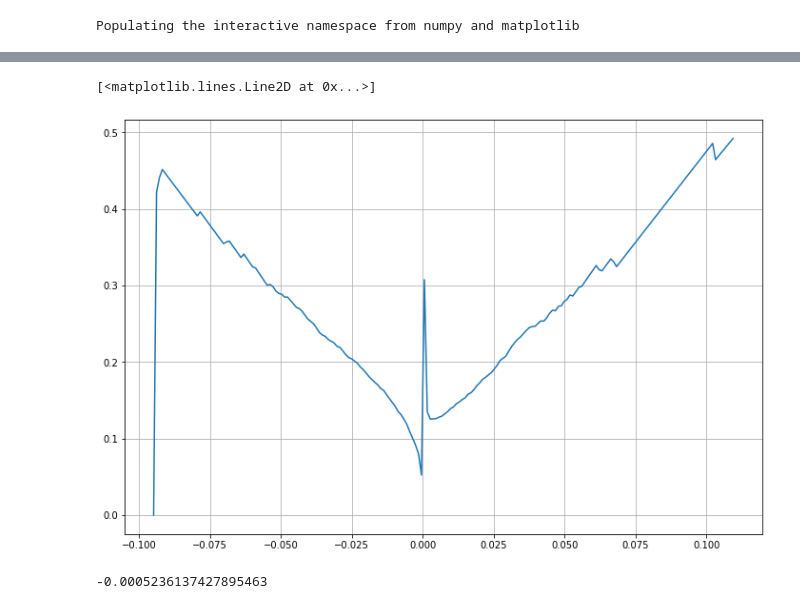
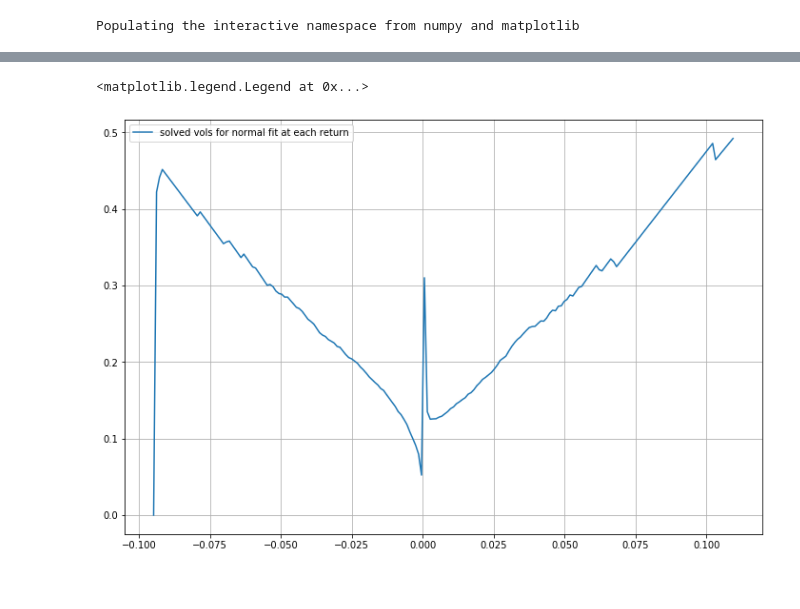
Before and after one commit to idrach55/Trading, a Jupyter notebook: stocks.ipynb, the cells around one changed output, grey strips where cells are left out. Saved outputs shown, nothing was run; the diff lists cells and outputs as text; code cells hidden in the pictures.

```diff
--- a/stocks.ipynb
+++ b/stocks.ipynb
@@ -47,6 +57,7 @@ solved_vols = solver(np.arange(len(cdfy)))
 # %%
-plot(cdfx,solved_vols*np.sqrt(252))
+plot(cdfx,solved_vols*np.sqrt(252), label='solved vols for normal fit at each return')
+legend(loc='upper left')
 # %% [output]
-[<matplotlib.lines.Line2D at 0x...>]
+<matplotlib.legend.Legend at 0x...>
-[figure, old version]
+[figure, new version]
 # %%
@@ -53,11 +65,5 @@ plot(cdfx,solved_vols*np.sqrt(252))
 def CDFgen(num_paths,num_steps):
     rands = np.random.uniform(size=(num_paths,num_steps))
     return np.exp(cdf_inv(rands).cumsum(axis=1))
-# %%
-rands = np.random.uniform(size=(100000,1))
-vals = cdf_inv(rands)
-vals.mean()
-# %% [output]
--0.0005236137427895463
 # %%
 paths = CDFgen(100000,252)
```
Also changed, not shown: parts of 21 cells of this notebook.
